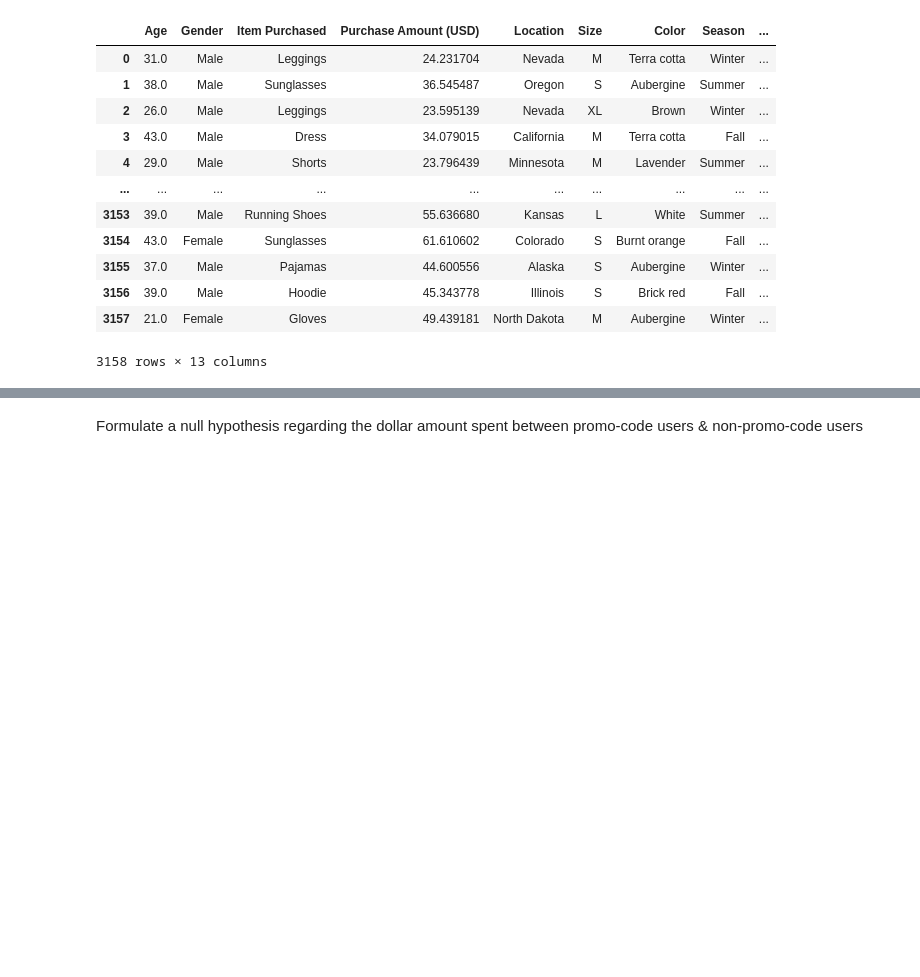
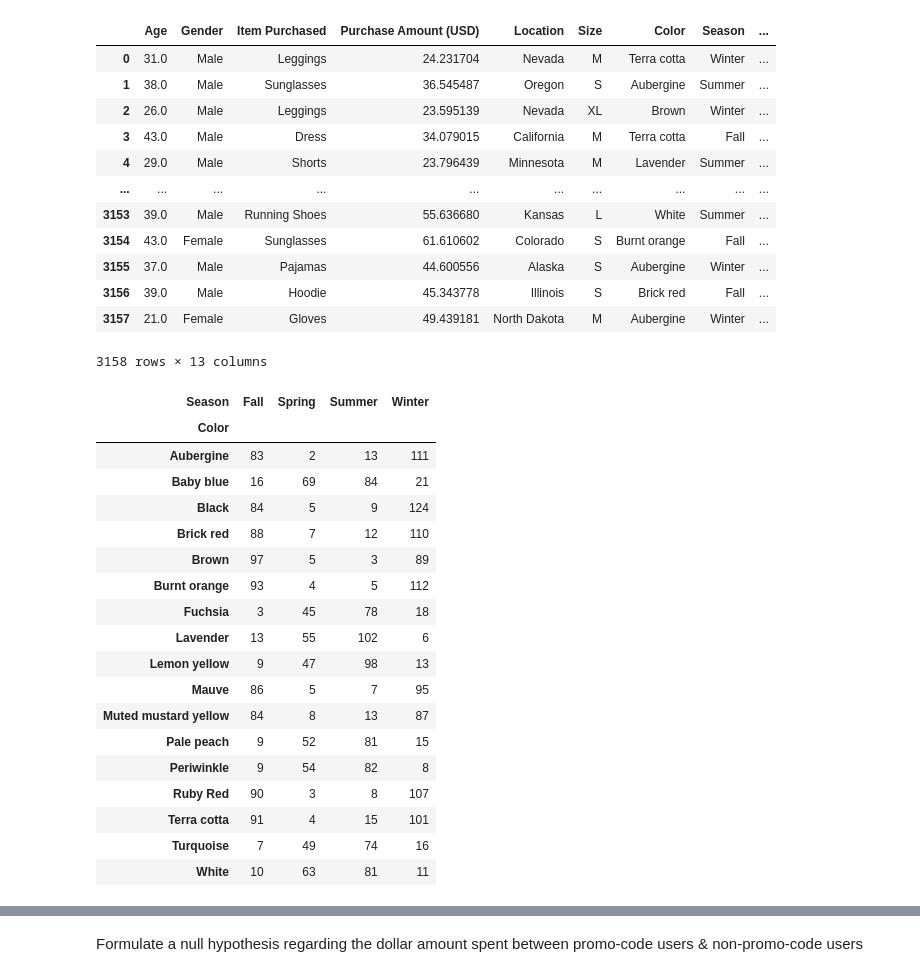
Before and after one commit to ufomaok/shopping_behavior, a Jupyter notebook: code/03analysis.ipynb, the cells around one changed output, grey strips where cells are left out. Saved outputs shown, nothing was run; the diff lists cells and outputs as text; code cells hidden in the pictures; blank space fills up the shorter version.

```diff
--- a/code/03analysis.ipynb
+++ b/code/03analysis.ipynb
@@ -42,11 +43,31 @@ pd.read_csv('../data/processed/shopping_cleaned.csv')
 # Save this pivot table to a new variable
 # Documentation: https://pandas.pydata.org/docs/reference/api/pandas.pivot_table.html
 
-...
+pivot1 = pd.pivot_table(data = df, columns = 'Season', index = 'Color', values = 'Location', aggfunc= len)
 # %%
 # TODO: Display this pivot table
 
-...
+pivot1
+# %% [output]
+| Season | Fall | Spring | Summer | Winter |
+| Color |  |  |  |  |
+| Aubergine | 83 | 2 | 13 | 111 |
+| Baby blue | 16 | 69 | 84 | 21 |
+| Black | 84 | 5 | 9 | 124 |
+| Brick red | 88 | 7 | 12 | 110 |
+| Brown | 97 | 5 | 3 | 89 |
+| Burnt orange | 93 | 4 | 5 | 112 |
+| Fuchsia | 3 | 45 | 78 | 18 |
+| Lavender | 13 | 55 | 102 | 6 |
+| Lemon yellow | 9 | 47 | 98 | 13 |
+| Mauve | 86 | 5 | 7 | 95 |
+| Muted mustard yellow | 84 | 8 | 13 | 87 |
+| Pale peach | 9 | 52 | 81 | 15 |
+| Periwinkle | 9 | 54 | 82 | 8 |
+| Ruby Red | 90 | 3 | 8 | 107 |
+| Terra cotta | 91 | 4 | 15 | 101 |
+| Turquoise | 7 | 49 | 74 | 16 |
+| White | 10 | 63 | 81 | 11 |
 # %%
 # TODO: Select the "Fall" column from this pivot table and display the sort order in descending order
 # Documentation: https://pandas.pydata.org/docs/reference/api/pandas.DataFrame.sort_values.html
```
Also changed, not shown: parts of 26 cells of this notebook.
